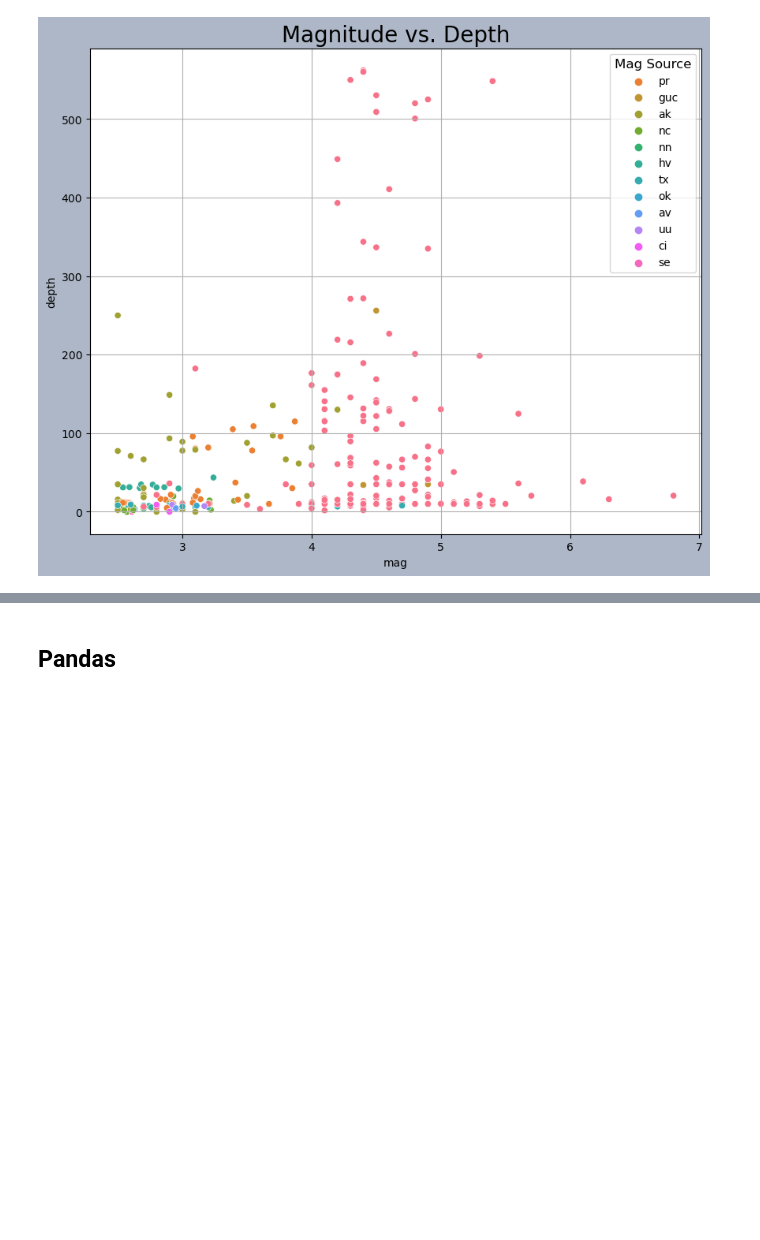
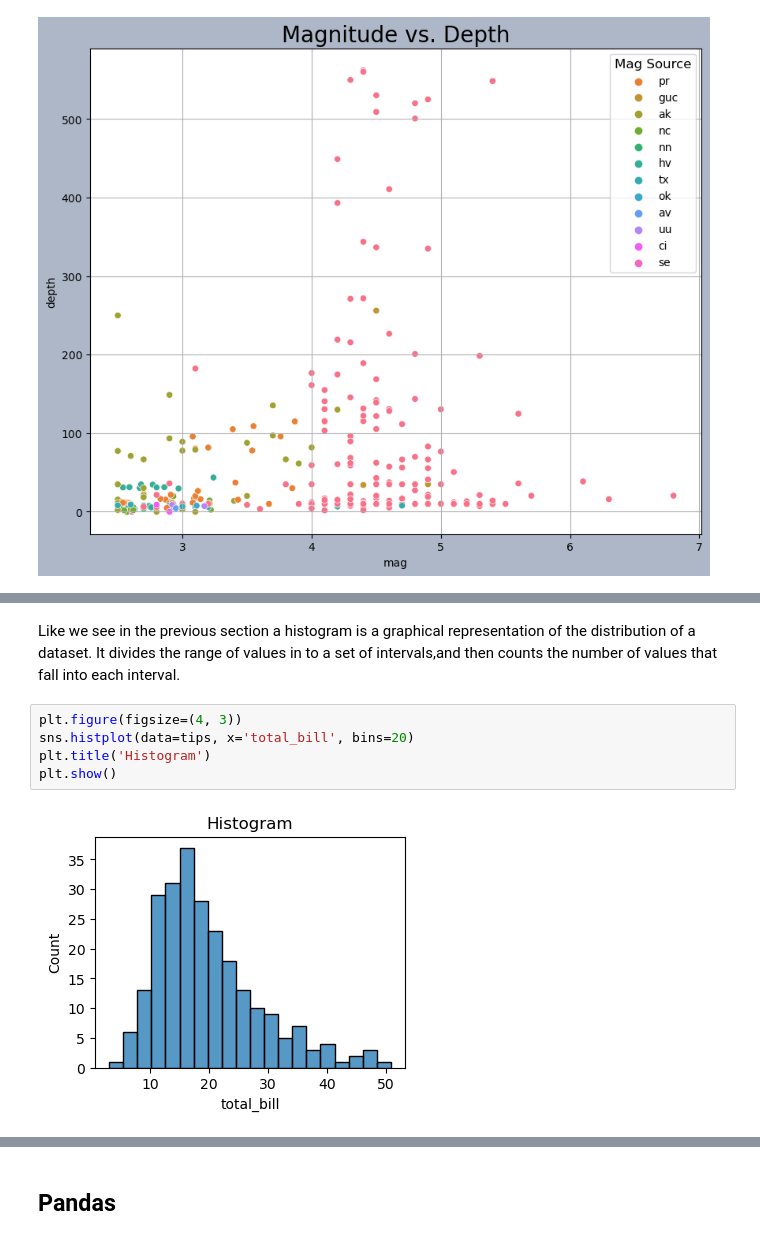
Before and after one commit to mfbenitezp/PY4SA_Course, a Jupyter notebook: Python_DataViz.ipynb, the cells around one changed output, grey strips where cells are left out. Saved outputs shown, nothing was run; the diff lists cells and outputs as text; blank space fills up the shorter version.

```diff
--- a/Python_DataViz.ipynb
+++ b/Python_DataViz.ipynb
@@ -248,0 +299,10 @@ plt.show(fig)
+# %% [markdown]
+Like we see in the previous section a histogram is a graphical representation of the distribution of a dataset.
+It divides the range of values in to a set of intervals,and then counts the number of values that fall into each interval.
+# %%
+plt.figure(figsize=(4, 3))
+sns.histplot(data=tips, x='total_bill', bins=20)
+plt.title('Histogram')
+plt.show()
+# %% [output]
+[figure, added]
```
Also changed, not shown: parts of 22 cells of this notebook, 31 other files.
